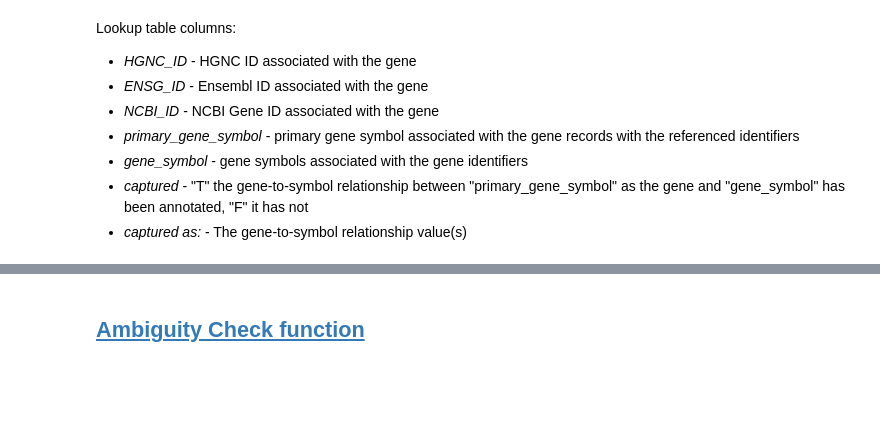
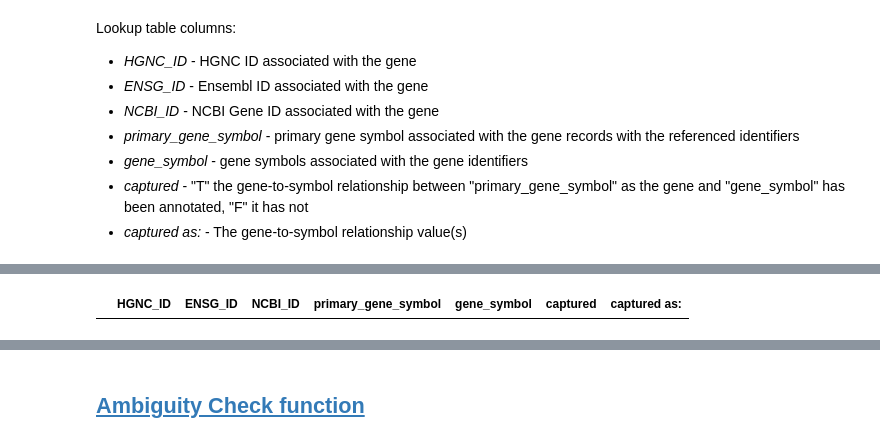
Before and after one commit to cancervariants/gene-jar, a Jupyter notebook: gene_jar_example_use.ipynb, the cells around one changed output, grey strips where cells are left out. Cells and saved outputs as stored; diff of their text form; code cells hidden in the pictures; blank space fills up the shorter version.

Commit message:
add parameter to lookup specifically in primary gene symbols OR aliases, default is still both

```diff
--- a/gene_jar_example_use.ipynb
+++ b/gene_jar_example_use.ipynb
@@ -78,3 +86,8 @@ gj.lookup("ABL")
+# %%
+# Primary gene symbol only
+gj.lookup("ABL", search_column=SearchColumn.PRIMARY)
+# %% [output]
+|  | HGNC_ID | ENSG_ID | NCBI_ID | primary_gene_symbol | gene_symbol | captured | captured as: |
 # %%
 # There is an option to search for a partial match that will lookup symbols that contain "abl"
 gj.lookup("ABL", match_type=MatchType.PARTIAL)
```
Also changed, not shown: parts of 6 cells of this notebook, 2 other files.
